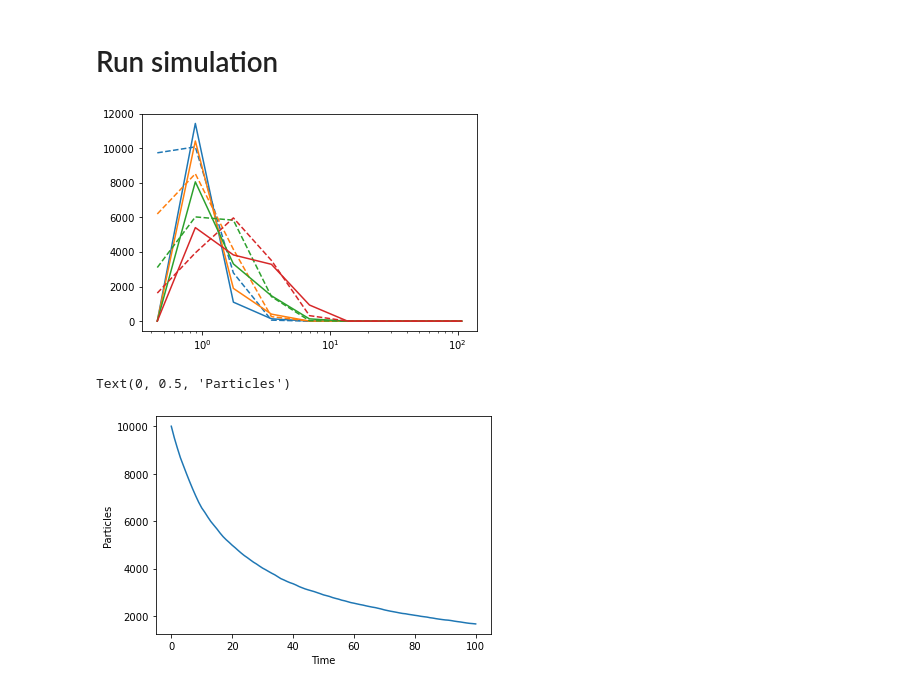
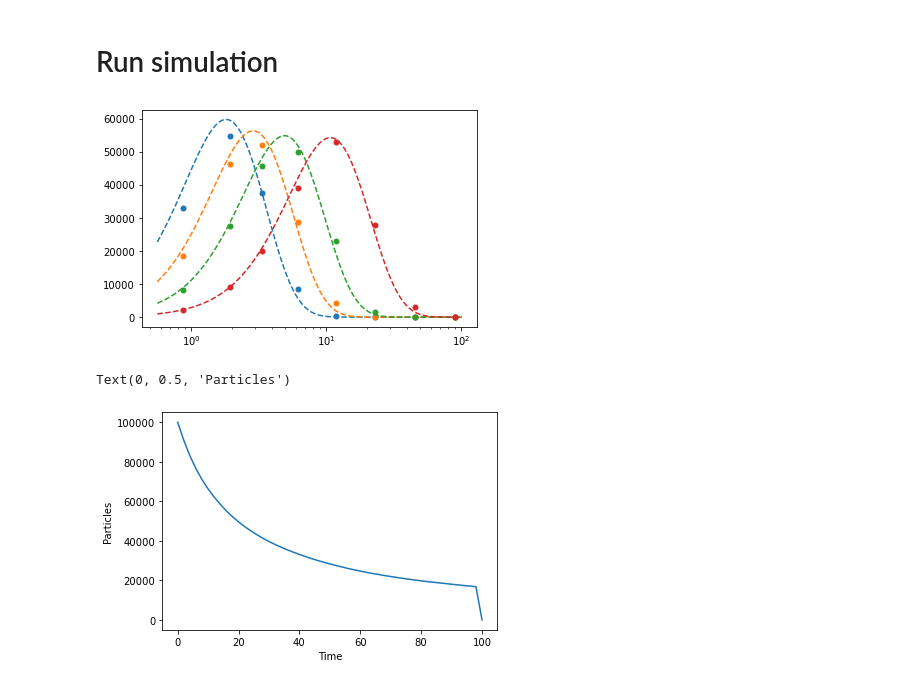
Before and after one commit to nordam/Flocculation, a Jupyter notebook: notebooks/Analytical_comparison.ipynb, the cells around one changed output. Drawn from its saved outputs; the diff is of its cells as text; code cells hidden in the pictures.

```diff
--- a/notebooks/Analytical_comparison.ipynb
+++ b/notebooks/Analytical_comparison.ipynb
@@ -75,7 +75,7 @@ def experiment(M0, Tmax, dt, save_dt):
     # Number of particles
     Np = len(M0)
     # Number of timesteps
-    Nt = int(Tmax / dt) + 1
+    Nt = int(Tmax / dt)
     # Calculate size of output arrays
     N_skip = int(save_dt/dt)
     N_out = 1 + int(Nt / N_skip)
@@ -85,7 +85,7 @@ def experiment(M0, Tmax, dt, save_dt):
     M = M0.copy()
 
     # Time loop
-    for n in trange(Nt):
+    for n in trange(Nt+1):
 
         # Store output once every N_skip steps
         if n % N_skip == 0:
@@ -100,12 +100,12 @@ def experiment(M0, Tmax, dt, save_dt):
 # Run simulation
 # %%
 # Simulation time and timestep
-Tmax = 1000
+Tmax = 100
 dt = 1
 # Interval for storing results
-save_dt = 10
+save_dt = 2
 # Number of particles
-Np = 10000
+Np = 100000
 # Initial mass distribution, all particles have the same mass (m=1)
 M0 = np.ones(Np)
 
@@ -113,30 +113,44 @@ M0 = np.ones(Np)
 M = experiment(M0, Tmax, dt, save_dt)
 # %%
 # Create some size bins for plotting histograms
+# First, find smallest and largest particle size
 M_min = np.amin(M[M>0])
 M_max = np.amax(M[M>0])
+# Then create logspaced bins (we will be plotting on log scale)
+bins = np.logspace(np.log10(M_min)-0.25, np.log10(M_max)+0.25, 10)
 
-#bins = np.linspace(1, M_max, 100)
-bins = np.logspace(0-0.5, np.log10(M_max)+0.5, 10)
+# Hand-crafted bins
+bins = np.array([0.5, 1.5, 2.5, 4.5, 8.5, 16.5, 32.5, 64.5, 128.5])
+# Find midpoints of the bins (on log scale)
 mids = np.sqrt(bins[1:]*bins[:-1])
 
-for it in [1, 2, 5, 10]:
+# List of masses for which to plot the analytical solution
+ms = np.logspace(np.log10(M_min)-0.25, np.log10(M_max)+0.25, 100)
+
+# Plot a few different timesteps
+Nt = M.shape[0]
+for it in [5, 10, 20, 49]:
+    # Get histogram of particle counts for output timestep it
+    # using masking to get only valid particles (invalid particles have M = -999)
     h, _ = np.histogram(M[it,:][M[it,:]>0], bins=bins)
-#    plt.plot(mids, mids**2 * h)
-    l, = plt.plot(mids, mids**2 * h / (bins[1:]-bins[:-1]))
-
-    plt.plot(mids, mids**2 * nk(mids, 10*it, Np), '--', c = l.get_color())
+    # Plot particle counts times mass squared,
+    # (see Figure is Wetherill)
+    # and scaled by bin width to get density
+    l, = plt.plot(mids, mids**2 * h / (bins[1:]-bins[:-1]), marker='.', lw=0, markersize=10)
+    # Plot analytical solution for the same time (output timestep times time index)
+    # and plotting for a larger number of masses, to get smooth curve
+    plt.plot(ms, ms**2 * nk(ms, save_dt*it, Np), '--', c = l.get_color())
 
 
 plt.xscale('log')
 # %% [output]
-[figure, old version]
+[figure, new version]
 # %%
 # Plot number of particles as a function of time
-
-plt.plot(np.sum(M>0, axis=1))
+t = np.linspace(0, Tmax, M.shape[0])
+plt.plot(t, np.sum(M>0, axis=1))
 plt.xlabel('Time')
 plt.ylabel('Particles')
 # %% [output]
 Text(0, 0.5, 'Particles')
-[figure, old version]
+[figure, new version]
```
